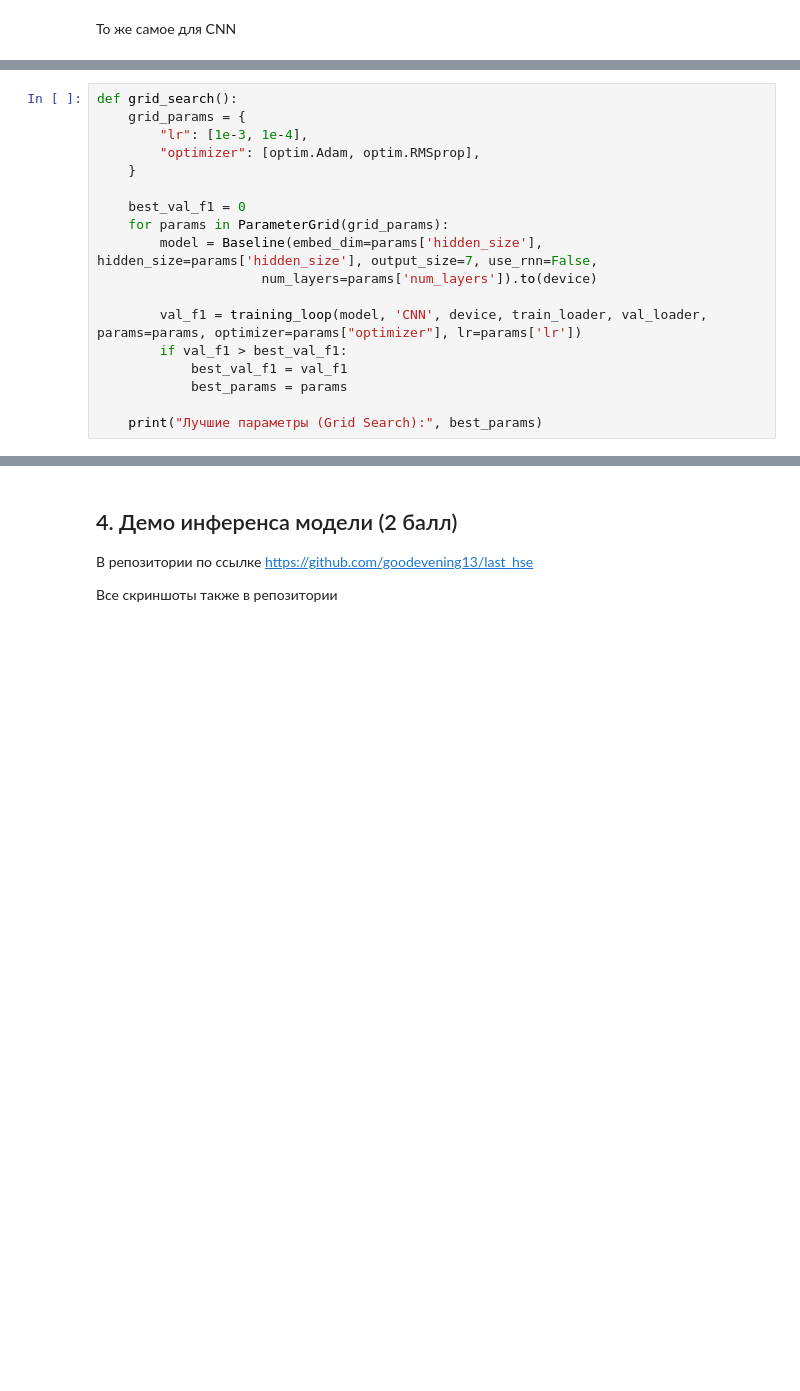
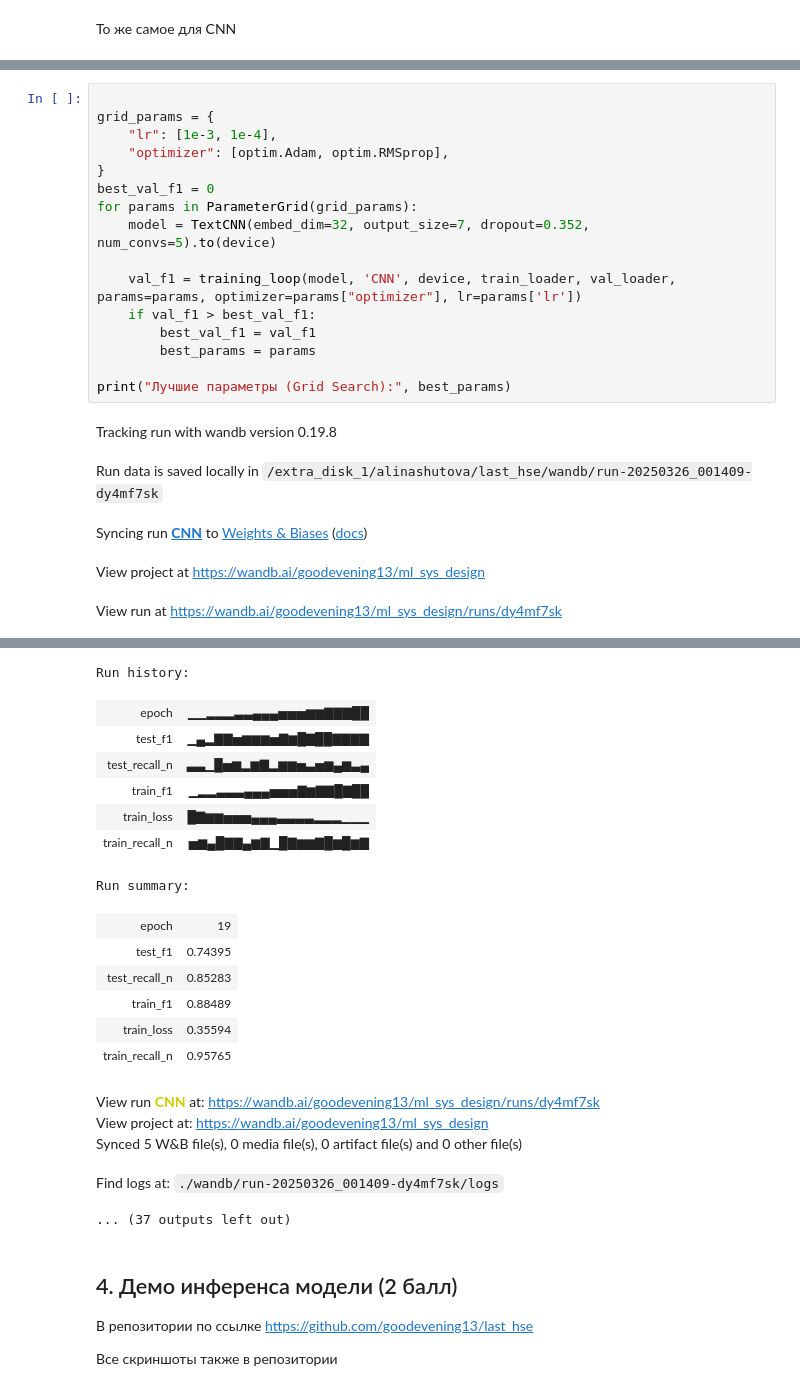
Before and after one commit to goodevening13/last_hse, a Jupyter notebook: hw_2.ipynb, the cells around one changed output, grey strips where cells are left out. Cells and saved outputs as stored; diff of their text form; blank space fills up the shorter version.

```diff
--- a/hw_2.ipynb
+++ b/hw_2.ipynb
@@ -425,18 +445,22 @@ study.optimize(objective_optuna, n_trials=6)
 # %%
-def grid_search():
-    grid_params = {
-        "lr": [1e-3, 1e-4],
-        "optimizer": [optim.Adam, optim.RMSprop],
-    }
 
-    best_val_f1 = 0
-    for params in ParameterGrid(grid_params):
-        model = Baseline(embed_dim=params['hidden_size'], hidden_size=params['hidden_size'], output_size=7, use_rnn=False,
-                     num_layers=params['num_layers']).to(device)
+grid_params = {
+    "lr": [1e-3, 1e-4],
+    "optimizer": [optim.Adam, optim.RMSprop],
+}
+best_val_f1 = 0
+for params in ParameterGrid(grid_params):
+    model = TextCNN(embed_dim=32, output_size=7, dropout=0.352, num_convs=5).to(device)
 
-        val_f1 = training_loop(model, 'CNN', device, train_loader, val_loader, params=params, optimizer=params["optimizer"], lr=params['lr'])
-        if val_f1 > best_val_f1:
-            best_val_f1 = val_f1
-            best_params = params
+    val_f1 = training_loop(model, 'CNN', device, train_loader, val_loader, params=params, optimizer=params["optimizer"], lr=params['lr'])
+    if val_f1 > best_val_f1:
+        best_val_f1 = val_f1
+        best_params = params
 
-    print("Лучшие параметры (Grid Search):", best_params)
+print("Лучшие параметры (Grid Search):", best_params)
+# %% [output]
+Tracking run with wandb version 0.19.8
+Run data is saved locally in /extra_disk_1/alinashutova/last_hse/wandb/run-20250326_001409-dy4mf7sk
+Syncing run CNN to Weights & Biases (docs)
+View project at https://wandb.ai/goodevening13/ml_sys_design
+View run at https://wandb.ai/goodevening13/ml_sys_design/runs/dy4mf7sk
@@ -443,3 +468,22 @@ def grid_search():
+Run history:
+| epoch | ▁▁▂▂▂▃▃▄▄▄▅▅▅▆▆▇▇▇██ |
+| test_f1 | ▁▄▂▇▇▅▆▆▆▅▇▆█▇██▇▇▇▇ |
+| test_recall_n | ▃▃▁█▅▆▂▆▇▂▆▆▅▃▅▆▄▆▃▄ |
+| train_f1 | ▁▂▂▃▃▃▄▄▄▅▅▅▇▆▇▇█▇██ |
+| train_loss | █▇▆▆▅▅▅▄▄▄▃▃▃▃▂▂▂▁▁▁ |
+| train_recall_n | ▅▆▄█▇▇▄▆▇▁█▇▆▆▇█▆█▆▇ |
+Run summary:
+| epoch | 19 |
+| test_f1 | 0.74395 |
+| test_recall_n | 0.85283 |
+| train_f1 | 0.88489 |
+| train_loss | 0.35594 |
+| train_recall_n | 0.95765 |
+View run CNN at: https://wandb.ai/goodevening13/ml_sys_design/runs/dy4mf7sk
+View project at: https://wandb.ai/goodevening13/ml_sys_design
+Synced 5 W&B file(s), 0 media file(s), 0 artifact file(s) and 0 other file(s)
+Find logs at: ./wandb/run-20250326_001409-dy4mf7sk/logs
+... (37 outputs left out)
 # %% [markdown]
 ## 4. Демо инференса модели  (2 балл)
 
```
Also changed, not shown: parts of 12 cells of this notebook, 1 other file.
